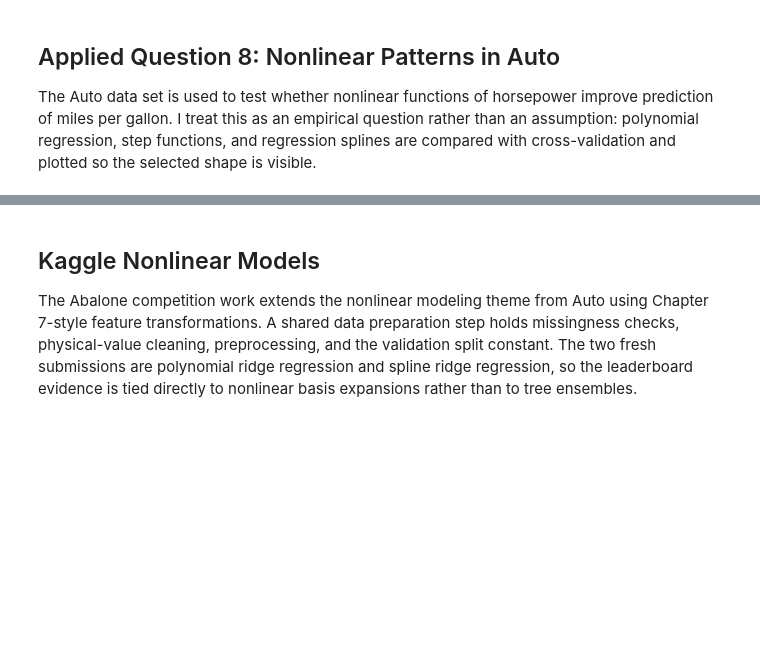
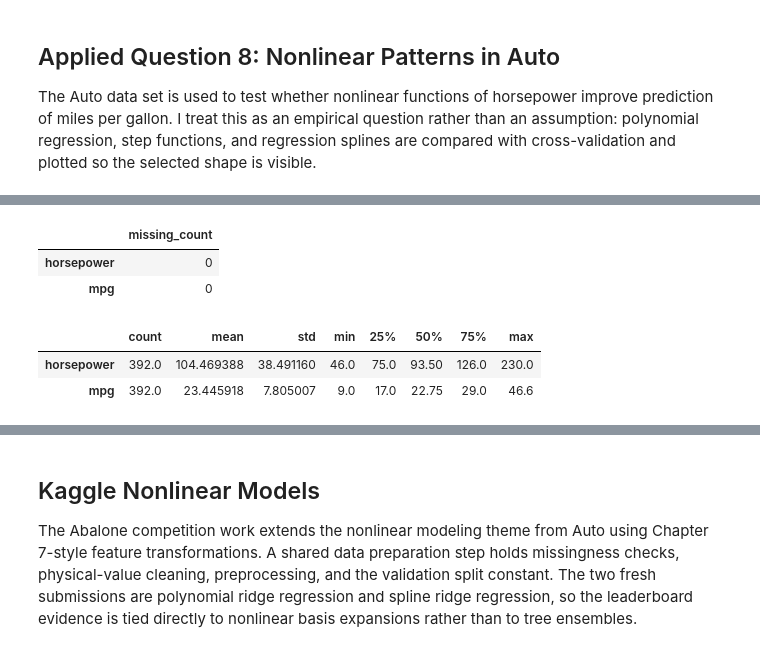
Before and after one commit to maldo81/dds-8555-predictive-analysis, a Jupyter notebook: Week 4/Assignment 4/MaldonadoJDDS8555-4.ipynb, the cells around one changed output, grey strips where cells are left out. Saved outputs shown, nothing was run; the diff lists cells and outputs as text; code cells hidden in the pictures; blank space fills up the shorter version.

```diff
--- a/Week 4/Assignment 4/MaldonadoJDDS8555-4.ipynb
+++ b/Week 4/Assignment 4/MaldonadoJDDS8555-4.ipynb
@@ -199,0 +53,24 @@ The polynomial table shows why the selected degree should not be read mechanical
+# %%
+from ISLP import load_data
+from sklearn.linear_model import LinearRegression
+from sklearn.metrics import mean_squared_error
+from sklearn.model_selection import cross_val_score, KFold
+from sklearn.pipeline import Pipeline
+from sklearn.preprocessing import PolynomialFeatures, StandardScaler
+from patsy import dmatrix
+
+auto = load_data("Auto").dropna()
+X_hp = auto[["horsepower"]]
+y = auto["mpg"]
+hp_grid = pd.DataFrame({"horsepower": np.linspace(auto["horsepower"].min(), auto["horsepower"].max(), 250)})
+kf = KFold(n_splits=5, shuffle=True, random_state=RANDOM_STATE)
+
+display(auto[["horsepower", "mpg"]].isna().sum().rename("missing_count").to_frame())
+display(auto[["horsepower", "mpg"]].describe().T)
+# %% [output]
+|  | missing_count |
+| horsepower | 0 |
+| mpg | 0 |
+|  | count | mean | std | min | 25% | 50% | 75% | max |
+| horsepower | 392.0 | 104.469388 | 38.491160 | 46.0 | 75.0 | 93.50 | 126.0 | 230.0 |
+| mpg | 392.0 | 23.445918 | 7.805007 | 9.0 | 17.0 | 22.75 | 29.0 | 46.6 |
```
Also changed, not shown: parts of 51 cells of this notebook.
